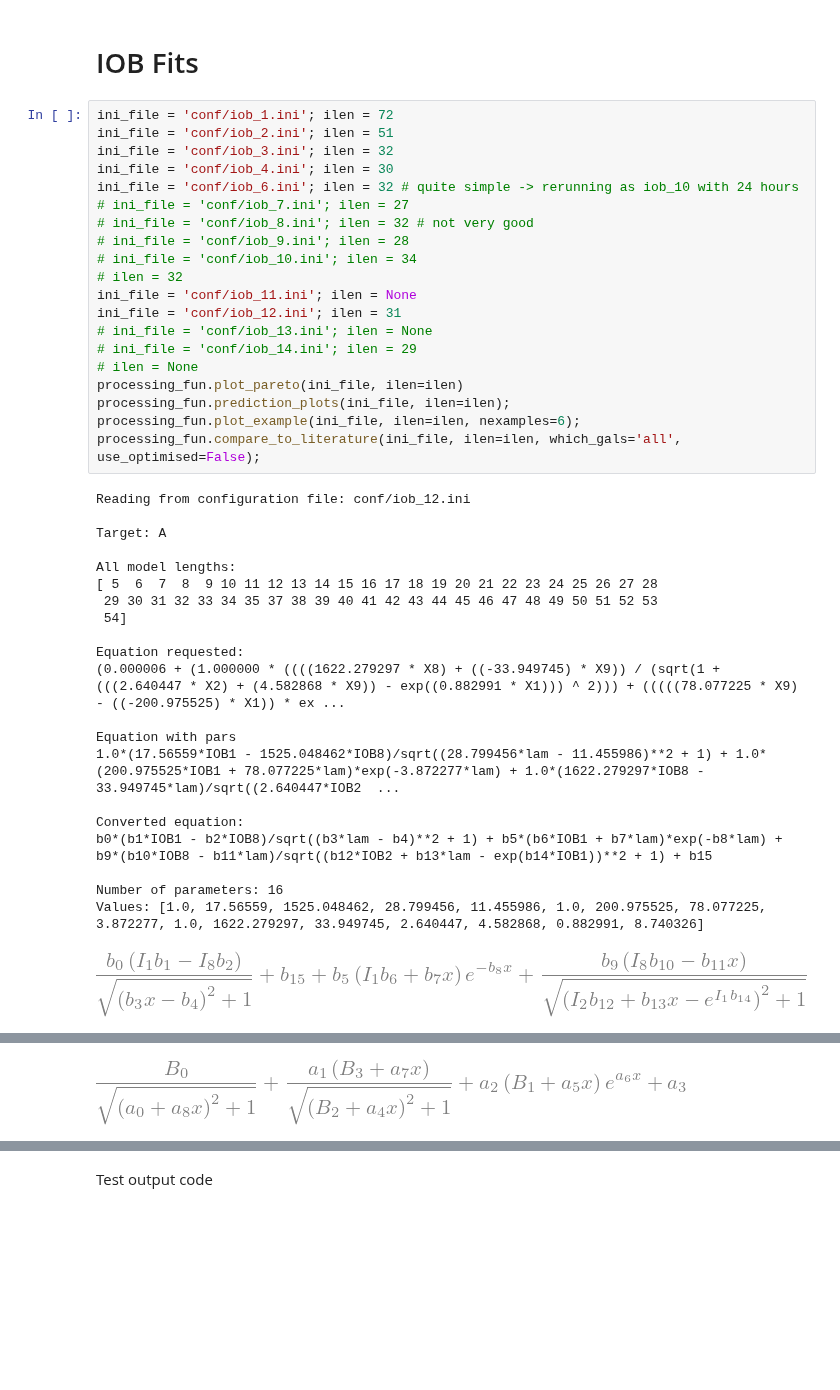
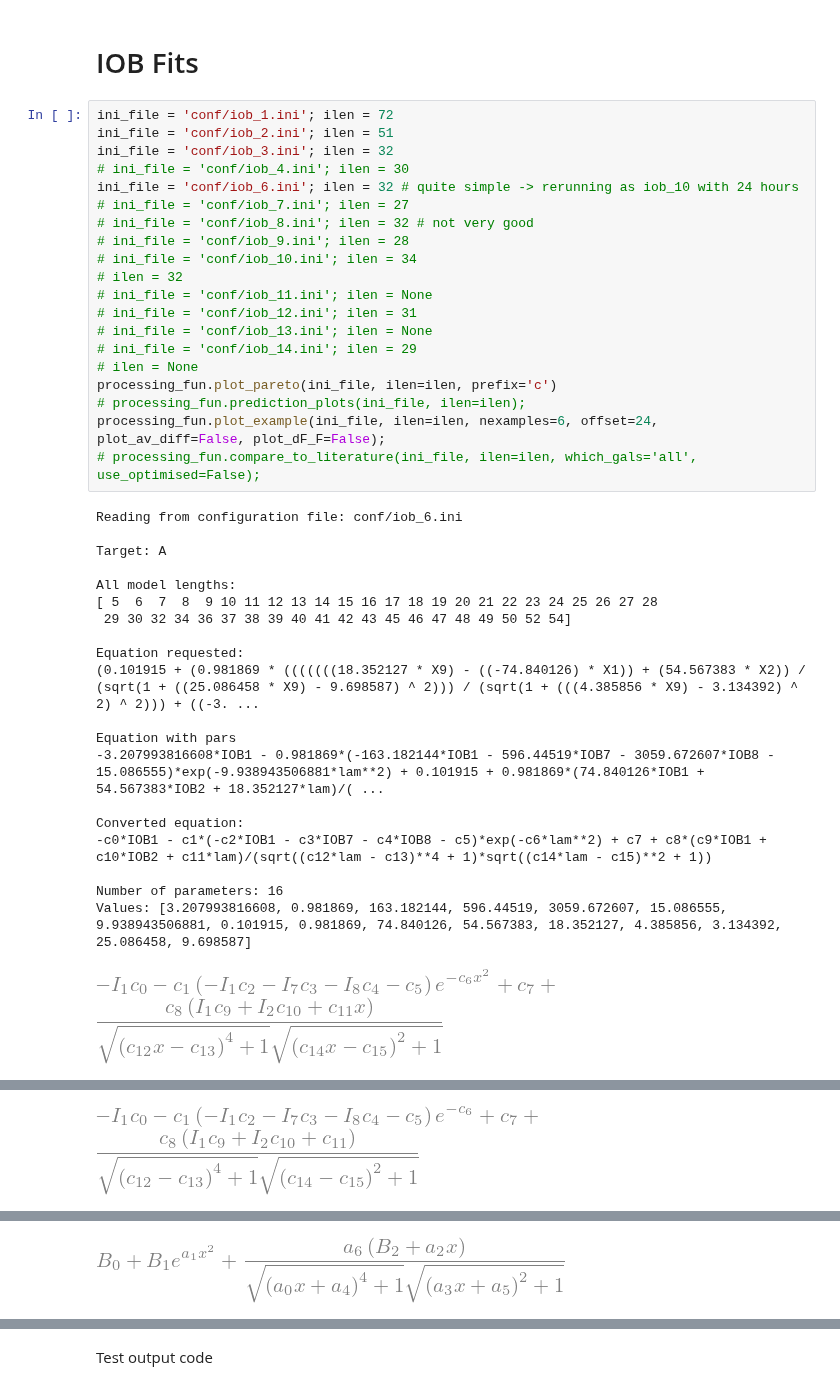
Before and after one commit to maho3/iob-attenuation, a Jupyter notebook: symbolic_regression/Results.ipynb, the cells around one changed output, grey strips where cells are left out. Cells and saved outputs as stored; diff of their text form; blank space fills up the shorter version.

Commit message:
More functionality to processing_fun

```diff
--- a/symbolic_regression/Results.ipynb
+++ b/symbolic_regression/Results.ipynb
@@ -15,43 +15,42 @@ import re
 # %%
 ini_file = 'conf/iob_1.ini'; ilen = 72
 ini_file = 'conf/iob_2.ini'; ilen = 51
 ini_file = 'conf/iob_3.ini'; ilen = 32
-ini_file = 'conf/iob_4.ini'; ilen = 30
+# ini_file = 'conf/iob_4.ini'; ilen = 30
 ini_file = 'conf/iob_6.ini'; ilen = 32 # quite simple -> rerunning as iob_10 with 24 hours
 # ini_file = 'conf/iob_7.ini'; ilen = 27
 # ini_file = 'conf/iob_8.ini'; ilen = 32 # not very good
 # ini_file = 'conf/iob_9.ini'; ilen = 28
 # ini_file = 'conf/iob_10.ini'; ilen = 34
 # ilen = 32
-ini_file = 'conf/iob_11.ini'; ilen = None
-ini_file = 'conf/iob_12.ini'; ilen = 31
+# ini_file = 'conf/iob_11.ini'; ilen = None
+# ini_file = 'conf/iob_12.ini'; ilen = 31
 # ini_file = 'conf/iob_13.ini'; ilen = None
 # ini_file = 'conf/iob_14.ini'; ilen = 29
 # ilen = None
-processing_fun.plot_pareto(ini_file, ilen=ilen)
-processing_fun.prediction_plots(ini_file, ilen=ilen);
-processing_fun.plot_example(ini_file, ilen=ilen, nexamples=6);
-processing_fun.compare_to_literature(ini_file, ilen=ilen, which_gals='all', use_optimised=False);
+processing_fun.plot_pareto(ini_file, ilen=ilen, prefix='c')
+# processing_fun.prediction_plots(ini_file, ilen=ilen);
+processing_fun.plot_example(ini_file, ilen=ilen, nexamples=6, offset=24, plot_av_diff=False, plot_dF_F=False);
+# processing_fun.compare_to_literature(ini_file, ilen=ilen, which_gals='all', use_optimised=False);
 # %% [output]
-Reading from configuration file: conf/iob_12.ini
+Reading from configuration file: conf/iob_6.ini
 
 Target: A
 
 All model lengths:
 [ 5  6  7  8  9 10 11 12 13 14 15 16 17 18 19 20 21 22 23 24 25 26 27 28
- 29 30 31 32 33 34 35 37 38 39 40 41 42 43 44 45 46 47 48 49 50 51 52 53
- 54]
+ 29 30 32 34 36 37 38 39 40 41 42 43 45 46 47 48 49 50 52 54]
 
 Equation requested:
-(0.000006 + (1.000000 * ((((1622.279297 * X8) + ((-33.949745) * X9)) / (sqrt(1 + (((2.640447 * X2) + (4.582868 * X9)) - exp((0.882991 * X1))) ^ 2))) + (((((78.077225 * X9) - ((-200.975525) * X1)) * ex ...
+(0.101915 + (0.981869 * (((((((18.352127 * X9) - ((-74.840126) * X1)) + (54.567383 * X2)) / (sqrt(1 + ((25.086458 * X9) - 9.698587) ^ 2))) / (sqrt(1 + (((4.385856 * X9) - 3.134392) ^ 2) ^ 2))) + ((-3. ...
 
 Equation with pars
-1.0*(17.56559*IOB1 - 1525.048462*IOB8)/sqrt((28.799456*lam - 11.455986)**2 + 1) + 1.0*(200.975525*IOB1 + 78.077225*lam)*exp(-3.872277*lam) + 1.0*(1622.279297*IOB8 - 33.949745*lam)/sqrt((2.640447*IOB2  ...
+-3.207993816608*IOB1 - 0.981869*(-163.182144*IOB1 - 596.44519*IOB7 - 3059.672607*IOB8 - 15.086555)*exp(-9.938943506881*lam**2) + 0.101915 + 0.981869*(74.840126*IOB1 + 54.567383*IOB2 + 18.352127*lam)/( ...
 
 Converted equation:
-b0*(b1*IOB1 - b2*IOB8)/sqrt((b3*lam - b4)**2 + 1) + b5*(b6*IOB1 + b7*lam)*exp(-b8*lam) + b9*(b10*IOB8 - b11*lam)/sqrt((b12*IOB2 + b13*lam - exp(b14*IOB1))**2 + 1) + b15
+-c0*IOB1 - c1*(-c2*IOB1 - c3*IOB7 - c4*IOB8 - c5)*exp(-c6*lam**2) + c7 + c8*(c9*IOB1 + c10*IOB2 + c11*lam)/(sqrt((c12*lam - c13)**4 + 1)*sqrt((c14*lam - c15)**2 + 1))
 
 Number of parameters: 16
-Values: [1.0, 17.56559, 1525.048462, 28.799456, 11.455986, 1.0, 200.975525, 78.077225, 3.872277, 1.0, 1622.279297, 33.949745, 2.640447, 4.582868, 0.882991, 8.740326]
+Values: [3.207993816608, 0.981869, 163.182144, 596.44519, 3059.672607, 15.086555, 9.938943506881, 0.101915, 0.981869, 74.840126, 54.567383, 18.352127, 4.385856, 3.134392, 25.086458, 9.698587]
-[figure, old version]
+[figure, new version]
 Latex version:
@@ -70,2 +60,2 @@ Local replacements: {B0: b0*(IOB1*b1 - IOB8*b2), B1: IOB1*b6, B2: IOB2*b12 - exp
-[figure, old version]
+[figure, new version]
 --------------------------------------------------------------------------------------------------------------------------------------------------------------------------------------------------------
@@ -87,0 +70 @@ Using 1500 galaxies with Av all.
+[figure, new version]
```
Also changed, not shown: parts of 1 cell of this notebook, 2 other files.
